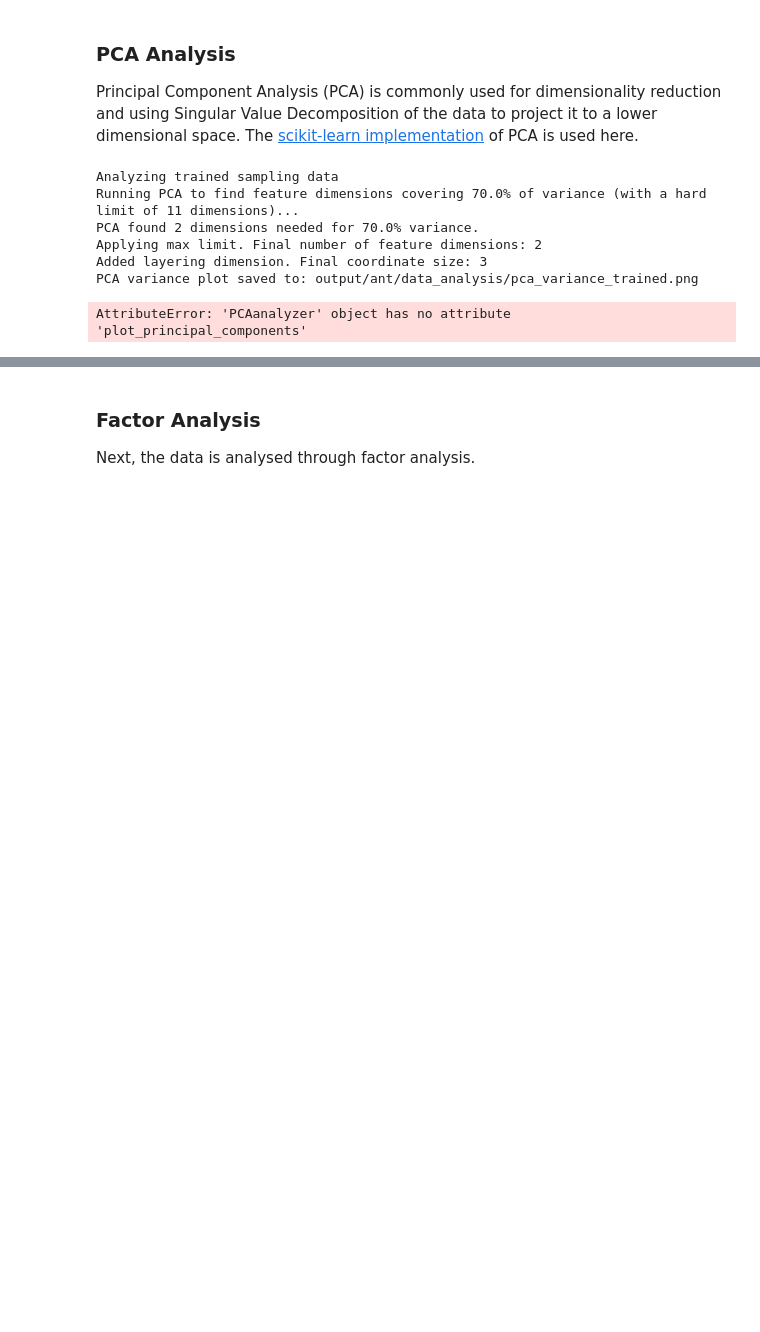
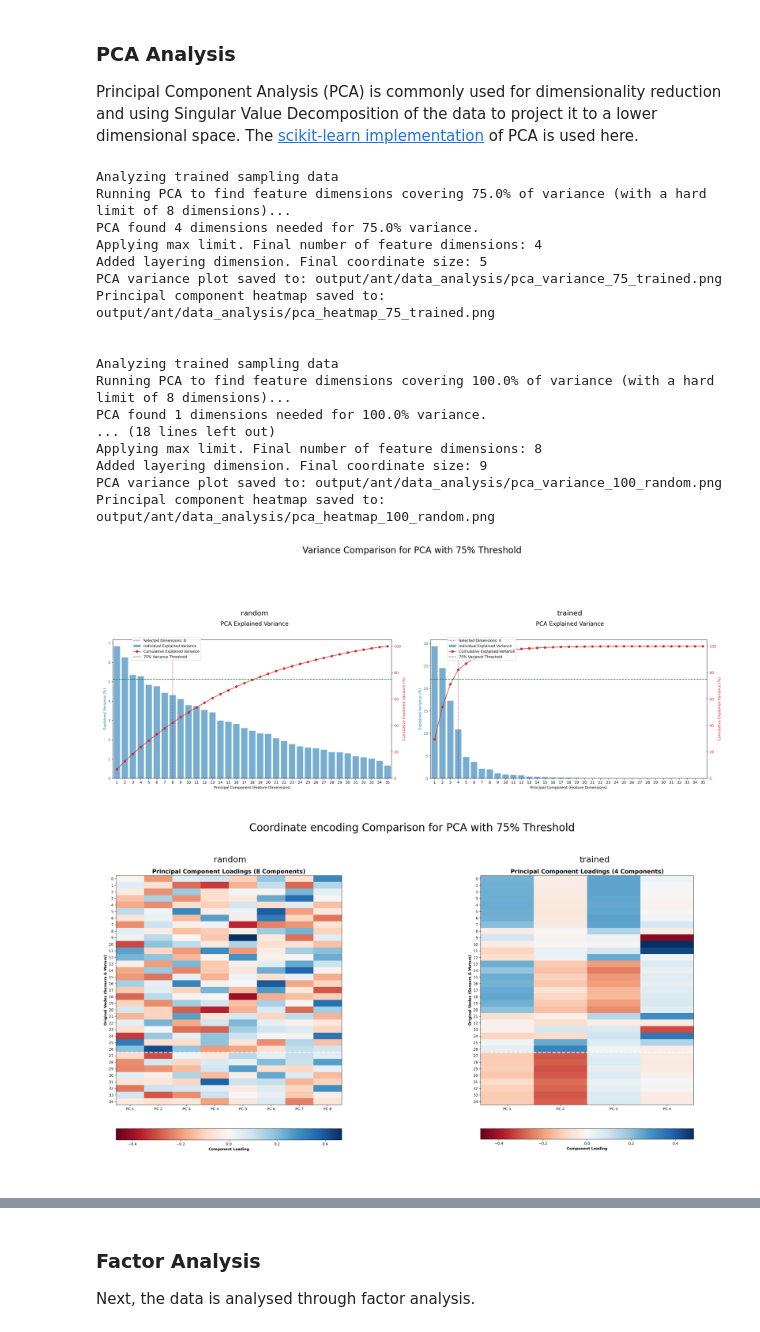
Before and after one commit to A-Gruber-IU/hyperneat_substrates, a Jupyter notebook: main.ipynb, the cells around one changed output, grey strips where cells are left out. Drawn from its saved outputs; the diff is of its cells as text; code cells hidden in the pictures; blank space fills up the shorter version.

```diff
--- a/main.ipynb
+++ b/main.ipynb
@@ -154,37 +151,58 @@ In this first step, the analysis methods will be used to produce input and outpu
 
 Principal Component Analysis (PCA) is commonly used for dimensionality reduction and using Singular Value Decomposition of the data to project it to a lower dimensional space. The [scikit-learn implementation](https://scikit-learn.org/stable/modules/generated/sklearn.decomposition.PCA.html) of PCA is used here.
 # %%
+pca_variances = [config["data_analysis"]["variance_threshold"], 1.0]
+
 for data_label, data_array in data_sources.items():
-    print(f"Analyzing {data_label} sampling data")
-    analyzer_pca = PCAanalyzer(
-        data=data_array,
-        obs_size=obs_size,
-        act_size=act_size,
-        variance_threshold=config["data_analysis"]["variance_threshold"],
-        max_dims=config["data_analysis"]["max_dims"](obs_size, act_size)
+    for variance in pca_variances:
+        percentage = int(variance*100)
+        print(f"Analyzing {data_label} sampling data")
+        analyzer_pca = PCAanalyzer(
+            data=data_array,
+            obs_size=obs_size,
+            act_size=act_size,
+            variance_threshold=variance,
+            max_dims=config["data_analysis"]["max_dims"](obs_size, act_size),
+            hidden_depth=config["substrate"]["hidden_depth"]
+        )
+        input_coors, output_coors = analyzer_pca.generate_io_coordinates()
+        substrate_coordinates[data_label][f"pca{percentage}"]["input_coors"] = input_coors
+        substrate_coordinates[data_label][f"pca{percentage}"]["output_coors"] = output_coors
+        analyzer_pca.plot_variance(save_path=f"{OUTPUT_DIR}/data_analysis/pca_variance_{percentage}_{data_label}.png")
+        analyzer_pca.plot_principal_components(save_path=f"{OUTPUT_DIR}/data_analysis/pca_heatmap_{percentage}_{data_label}.png")
+        print("\n")
+
+for variance in pca_variances:
+    percentage = int(variance*100)
+    display_plots_side_by_side(
+        plot_paths=[f"{OUTPUT_DIR}/data_analysis/pca_variance_{percentage}_random.png", f"{OUTPUT_DIR}/data_analysis/pca_variance_{percentage}_trained.png"],
+        plot_titles=["random", "trained"],
+        main_title=f"Variance Comparison for PCA with {percentage}% Threshold",
+        save_path=f"{OUTPUT_DIR}/data_analysis/pca_variance_{percentage}_comparison.png"
     )
-    input_coors, output_coors = analyzer_pca.generate_io_coordinates()
-    io_coordinates[data_label]["pca"]["input_coors"] = input_coors
-    io_coordinates[data_label]["pca"]["output_coors"] = output_coors
-    analyzer_pca.plot_variance(save_path=f"{OUTPUT_DIR}/data_analysis/pca_variance_{data_label}.png")
-    analyzer_pca.plot_principal_components(save_path=f"{OUTPUT_DIR}/data_analysis/pca_heatmap_{data_label}.png")
-    print("\n")
-
-display_plots_side_by_side(
-    plot_paths=[f"{OUTPUT_DIR}/data_analysis/pca_variance_random.png", f"{OUTPUT_DIR}/data_analysis/pca_variance_trained.png"],
-    plot_titles=["random", "trained"],
-    main_title=f"Analysis Comparison for PCA"
+    display_plots_side_by_side(
+        plot_paths=[f"{OUTPUT_DIR}/data_analysis/pca_heatmap_{percentage}_random.png", f"{OUTPUT_DIR}/data_analysis/pca_heatmap_{percentage}_trained.png"],
+        plot_titles=["random", "trained"],
+        main_title=f"Coordinate encoding Comparison for PCA with {percentage}% Threshold",
+        save_path=f"{OUTPUT_DIR}/data_analysis/pca_heatmap_{percentage}_comparison.png"
 )
-display_plots_side_by_side(
-    plot_paths=[f"{OUTPUT_DIR}/data_analysis/pca_heatmap_random.png", f"{OUTPUT_DIR}/data_analysis/pca_heatmap_trained.png"],
-    plot_titles=["random", "trained"],
-    main_title=f"Analysis Comparison for PCA"
-)
 # %% [output]
 Analyzing trained sampling data
-Running PCA to find feature dimensions covering 70.0% of variance (with a hard limit of 11 dimensions)...
-PCA found 2 dimensions needed for 70.0% variance.
-Applying max limit. Final number of feature dimensions: 2
-Added layering dimension. Final coordinate size: 3
-PCA variance plot saved to: output/ant/data_analysis/pca_variance_trained.png
+Running PCA to find feature dimensions covering 75.0% of variance (with a hard limit of 8 dimensions)...
+PCA found 4 dimensions needed for 75.0% variance.
+Applying max limit. Final number of feature dimensions: 4
+Added layering dimension. Final coordinate size: 5
+PCA variance plot saved to: output/ant/data_analysis/pca_variance_75_trained.png
+Principal component heatmap saved to: output/ant/data_analysis/pca_heatmap_75_trained.png
+
+
+Analyzing trained sampling data
+Running PCA to find feature dimensions covering 100.0% of variance (with a hard limit of 8 dimensions)...
+PCA found 1 dimensions needed for 100.0% variance.
+... (18 lines left out)
+Applying max limit. Final number of feature dimensions: 8
+Added layering dimension. Final coordinate size: 9
+PCA variance plot saved to: output/ant/data_analysis/pca_variance_100_random.png
+Principal component heatmap saved to: output/ant/data_analysis/pca_heatmap_100_random.png
-AttributeError: 'PCAanalyzer' object has no attribute 'plot_principal_components'
+[figure, added]
+[figure, added]
```
Also changed, not shown: parts of 12 cells of this notebook, 11 other files.
